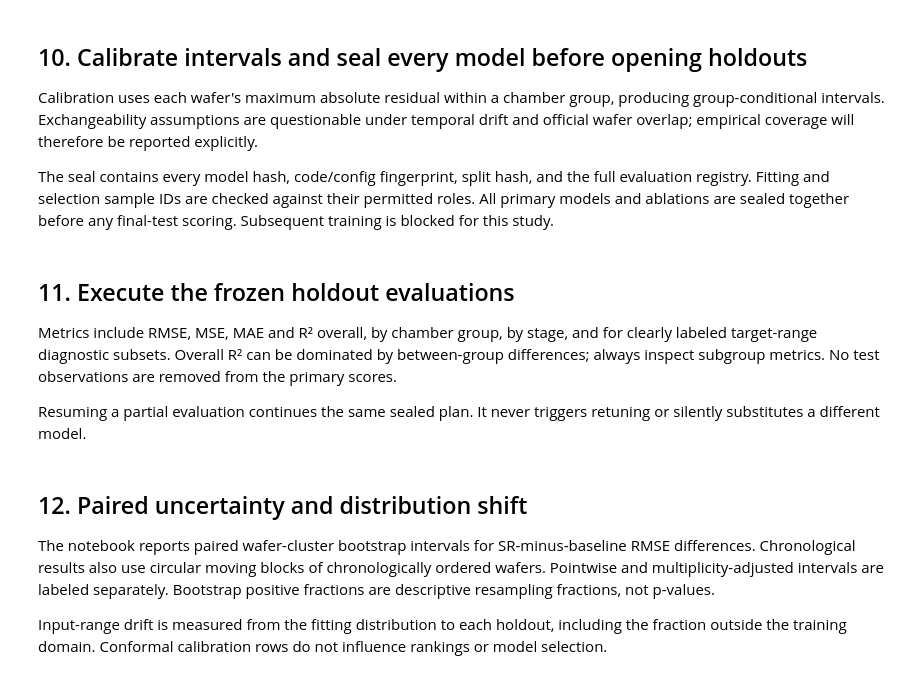
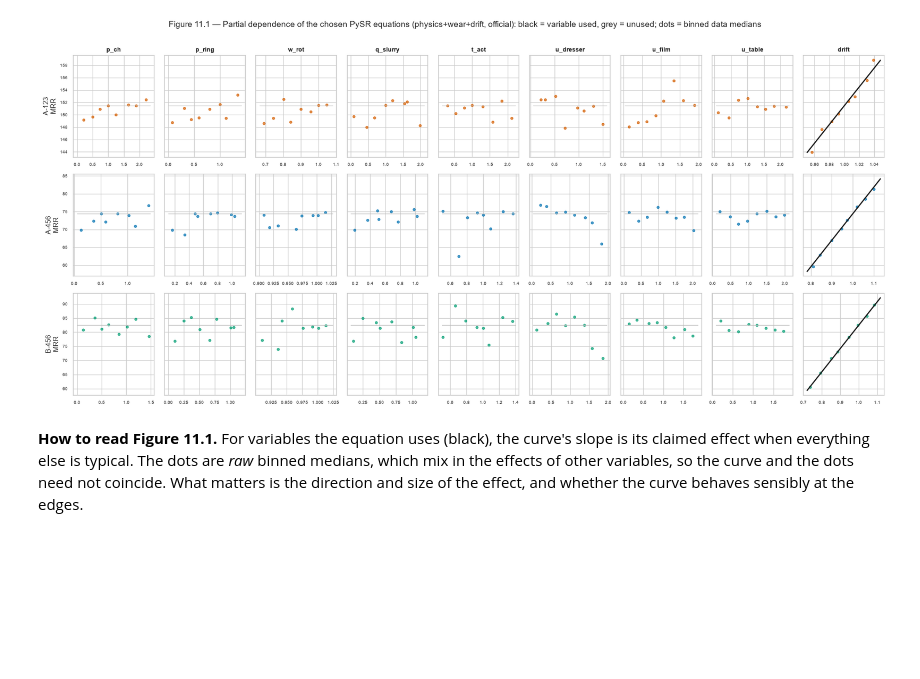
Before and after one commit to Gautam-25mm06004/cmp-removal-rate-symbolic-regression, a Jupyter notebook: notebooks/02_symbolic_regression_study.ipynb, the cells around one changed output. Cells and saved outputs as stored; diff of their text form; code cells hidden in the pictures; blank space fills up the shorter version.

```diff
--- a/notebooks/02_symbolic_regression_study.ipynb
+++ b/notebooks/02_symbolic_regression_study.ipynb
@@ -1524,3 +605,12 @@ Selection chooses models. Calibration is used only for intervals. All competing
 # %%
-run_phase('splits')
-print((STUDY / 'splits' / 'report.json').read_text())
+for p in PROTOCOLS:
+    display(Markdown(f'**{p} protocol**'))
+    for e in EXPERIMENTS:
+        lines = []
+        for eng in ENGINES:
+            for m in MODES:
+                r = chosen[(chosen.protocol == p) & (chosen.experiment == e) & (chosen['mode'] == m) & (chosen.engine == eng)]
+                if len(r): lines.append(f'| {e} | {eng} | {m} | {int(r.complexity.iloc[0])} | {r.select_rmse.iloc[0]:.3f} | `MRR = {r.pretty.iloc[0]}` |')
+        display(Markdown('| experiment | engine | mode | complexity | select RMSE | equation |\n|---|---|---|---|---|---|\n' + '\n'.join(lines)))
+print('Scaling medians (fitting role, official protocol): x_scaled = x_raw / median')
+display(PROTOCOLS['official']['scale'].round(4))
@@ -1549,8 +795,28 @@ These are descriptive robustness checks, not evidence of causality. Additional R
 # %%
-run_phase('diagnostics')
+MAIN_EXP = 'physics+wear+drift'
+main_engine = ENGINES[0]
+fig, axes = plt.subplots(len(MODES), len(EXPERIMENTS[MAIN_EXP]), figsize=(20, 9), sharey='row')
+d = PROTOCOLS['official']['data']
+for i, m in enumerate(MODES):
+    r = chosen[(chosen.protocol == 'official') & (chosen.experiment == MAIN_EXP) & (chosen['mode'] == m) & (chosen.engine == main_engine)].iloc[0]
+    q = d[(d.MODE == m) & d.ROLE.isin(['fit', 'select'])]
+    X = xframe(q, EXPERIMENTS[MAIN_EXP])
+    for j, v in enumerate(EXPERIMENTS[MAIN_EXP]):
+        ax = axes[i, j]
+        lo, hi = X[v].quantile(.01), X[v].quantile(.99)
+        if hi <= lo: lo, hi = lo * .9, hi * 1.1
+        bins = pd.cut(X[v], np.linspace(lo, hi, 9))
+        med_y = q[TARGET].groupby(bins, observed=True).median(); mid = X[v].groupby(bins, observed=True).median()
+        ax.plot(mid, med_y, 'o', color=MODE_COLORS[m], ms=4, alpha=.7)
+        grid = pd.DataFrame({c: np.ones(100) for c in X.columns}); grid[v] = np.linspace(lo, hi, 100)
+        used = v in variables_in(r.equation, EXPERIMENTS[MAIN_EXP])
+        ax.plot(grid[v], eval_expr(r.equation, grid), color='k' if used else '#bbb', lw=2 if used else 1)
+        if i == 0: ax.set_title(v, fontsize=10)
+        if j == 0: ax.set_ylabel(f'{m}\nMRR')
+        ax.tick_params(labelsize=7)
+fig.suptitle(f'Figure 11.1 — Partial dependence of the chosen {main_engine} equations ({MAIN_EXP}, official): black = variable used, grey = unused; dots = binned data medians', y=1.01)
+fig.tight_layout(); savefig(fig, '11_01_partial_dependence')
+# %% [output]
+[figure, added]
 # %% [markdown]
-## 10. Calibrate intervals and seal every model before opening holdouts
-
-Calibration uses each wafer's maximum absolute residual within a chamber group, producing group-conditional intervals. Exchangeability assumptions are questionable under temporal drift and official wafer overlap; empirical coverage will therefore be reported explicitly.
-
-The seal contains every model hash, code/config fingerprint, split hash, and the full evaluation registry. Fitting and selection sample IDs are checked against their permitted roles. All primary models and ablations are sealed together before any final-test scoring. Subsequent training is blocked for this study.
+**How to read Figure 11.1.** For variables the equation uses (black), the curve's slope is its claimed effect when everything else is typical. The dots are *raw* binned medians, which mix in the effects of other variables, so the curve and the dots need not coincide. What matters is the direction and size of the effect, and whether the curve behaves sensibly at the edges.
@@ -1560,6 +822,0 @@ print('All model choices are now frozen.')
-# %% [markdown]
-## 11. Execute the frozen holdout evaluations
-
-Metrics include RMSE, MSE, MAE and R² overall, by chamber group, by stage, and for clearly labeled target-range diagnostic subsets. Overall R² can be dominated by between-group differences; always inspect subgroup metrics. No test observations are removed from the primary scores.
-
-Resuming a partial evaluation continues the same sealed plan. It never triggers retuning or silently substitutes a different model.
@@ -1568,6 +822,0 @@ run_phase('evaluate')
-# %% [markdown]
-## 12. Paired uncertainty and distribution shift
-
-The notebook reports paired wafer-cluster bootstrap intervals for SR-minus-baseline RMSE differences. Chronological results also use circular moving blocks of chronologically ordered wafers. Pointwise and multiplicity-adjusted intervals are labeled separately. Bootstrap positive fractions are descriptive resampling fractions, not p-values.
-
-Input-range drift is measured from the fitting distribution to each holdout, including the fraction outside the training domain. Conformal calibration rows do not influence rankings or model selection.
```
Also changed, not shown: parts of 60 cells of this notebook, 1 other file.
